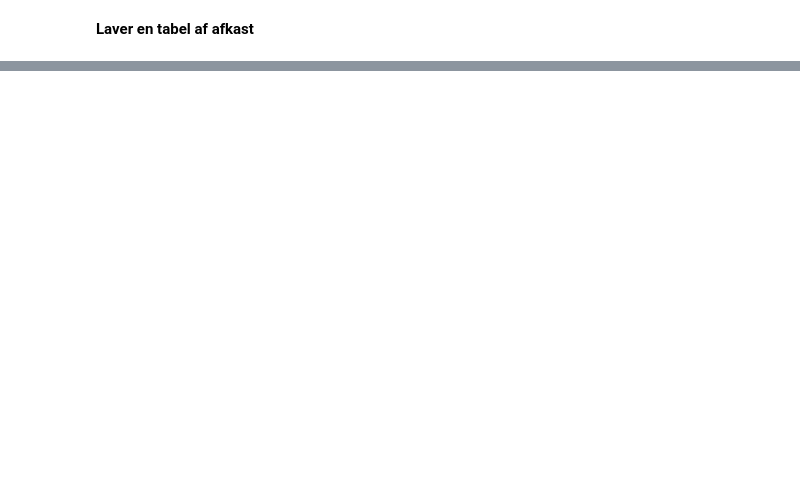
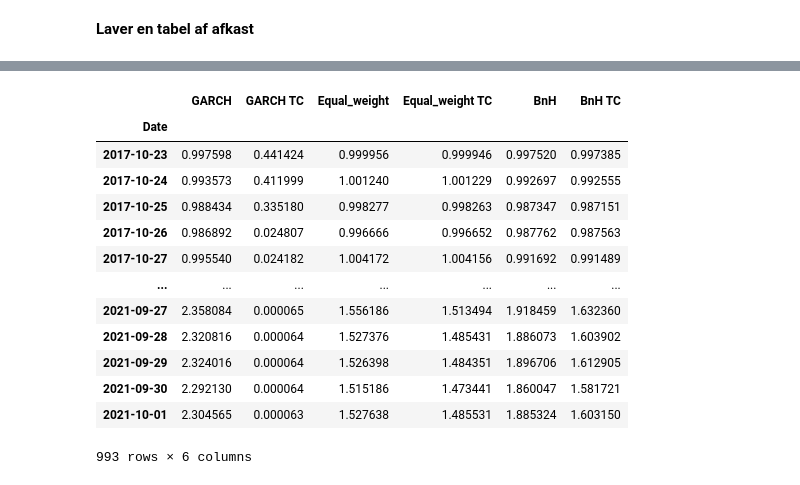
Before and after one commit to neriksen/thesis, a Jupyter notebook: backtesting/backtesting_graphs.ipynb, the cells around one changed output, grey strips where cells are left out. Cells and saved outputs as stored; diff of their text form; code cells hidden in the pictures; blank space fills up the shorter version.

```diff
--- a/backtesting/backtesting_graphs.ipynb
+++ b/backtesting/backtesting_graphs.ipynb
@@ -189,0 +132,4 @@ ax.set_ylabel('Weight, $v_t$',loc='top', rotation = 0, labelpad = -78)
+# %%
+res_ARCH_s, perf_table_ARCH_s = cs.performance_table(v_t_ARCH_s, out_of_sample_s_ARCH_s,Omega_t_ARCH_s)
+res_GARCH_s, perf_table_GARCH_s = cs.performance_table(v_t_GARCH_s, out_of_sample_s_GARCH_s,Omega_t_GARCH_s)
+res_GJR_s, perf_table_GJR_s = cs.performance_table(v_t_GJR_s, out_of_sample_s_GJR_s,Omega_t_GJR_s)
@@ -189,0 +237,17 @@ ax.set_ylabel('Weight, $v_t$',loc='top', rotation = 0, labelpad = -78)
+# %%
+res_ARCH_s.iloc[7:]
+# %% [output]
+|  | GARCH | GARCH TC | Equal_weight | Equal_weight TC | BnH | BnH TC |
+| Date |  |  |  |  |  |  |
+| 2017-10-23 | 0.997598 | 0.441424 | 0.999956 | 0.999946 | 0.997520 | 0.997385 |
+| 2017-10-24 | 0.993573 | 0.411999 | 1.001240 | 1.001229 | 0.992697 | 0.992555 |
+| 2017-10-25 | 0.988434 | 0.335180 | 0.998277 | 0.998263 | 0.987347 | 0.987151 |
+| 2017-10-26 | 0.986892 | 0.024807 | 0.996666 | 0.996652 | 0.987762 | 0.987563 |
+| 2017-10-27 | 0.995540 | 0.024182 | 1.004172 | 1.004156 | 0.991692 | 0.991489 |
+| ... | ... | ... | ... | ... | ... | ... |
+| 2021-09-27 | 2.358084 | 0.000065 | 1.556186 | 1.513494 | 1.918459 | 1.632360 |
+| 2021-09-28 | 2.320816 | 0.000064 | 1.527376 | 1.485431 | 1.886073 | 1.603902 |
+| 2021-09-29 | 2.324016 | 0.000064 | 1.526398 | 1.484351 | 1.896706 | 1.612905 |
+| 2021-09-30 | 2.292130 | 0.000064 | 1.515186 | 1.473441 | 1.860047 | 1.581721 |
+| 2021-10-01 | 2.304565 | 0.000063 | 1.527638 | 1.485531 | 1.885324 | 1.603150 |
+993 rows × 6 columns
```
Also changed, not shown: parts of 22 cells of this notebook, 8 other files.
